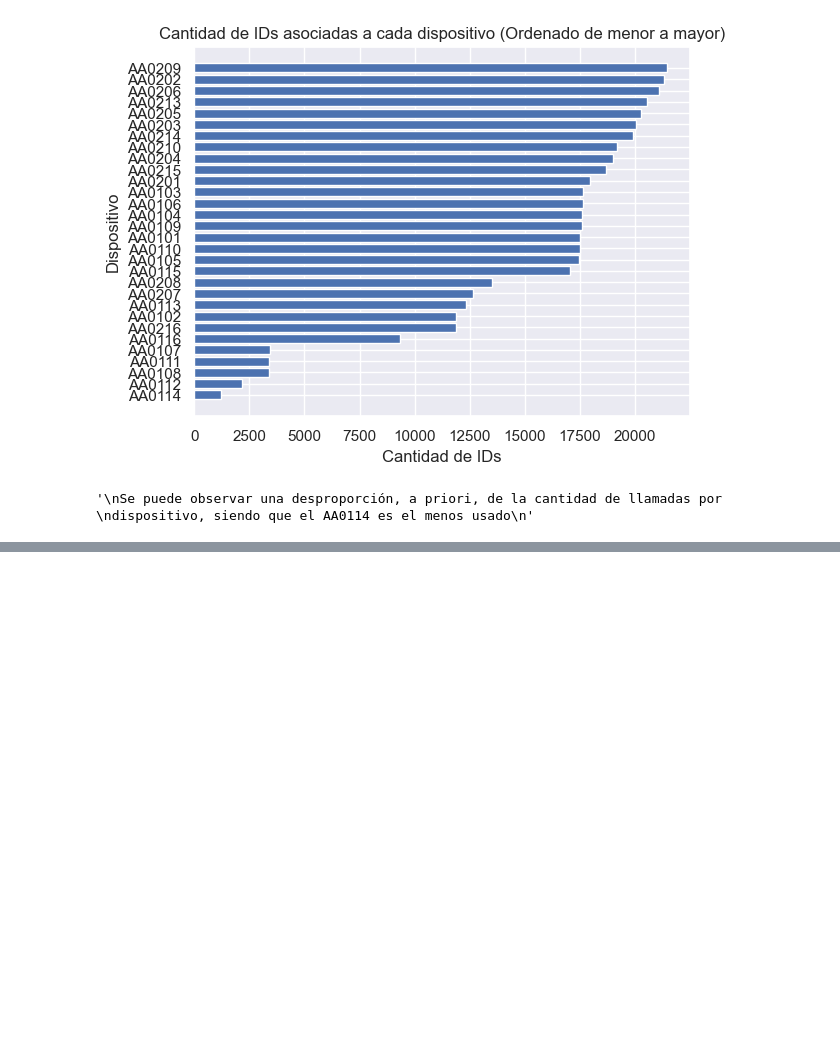
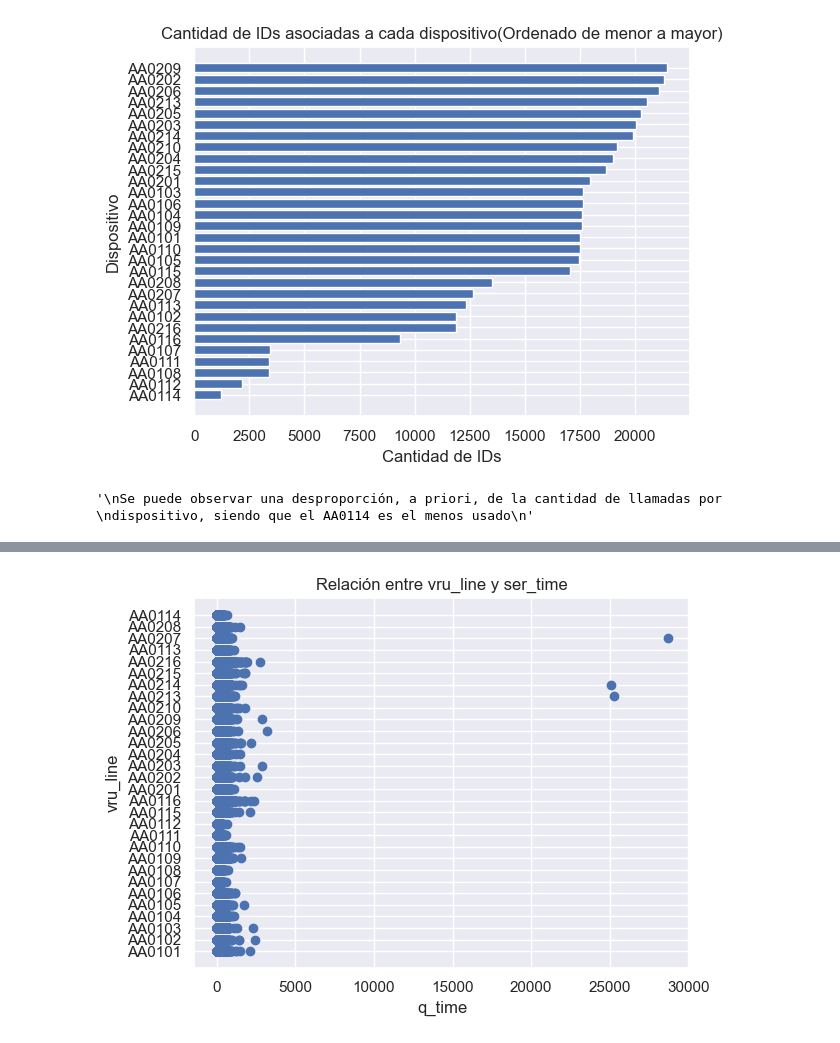
Before and after one commit to pablorobba/Proyecto_call_center, a Jupyter notebook: LimpiezaDatos.ipynb, the cells around one changed output, grey strips where cells are left out. Drawn from its saved outputs; the diff is of its cells as text; code cells hidden in the pictures; blank space fills up the shorter version.

```diff
--- a/LimpiezaDatos.ipynb
+++ b/LimpiezaDatos.ipynb
@@ -81,0 +74,8 @@ dispositivo, siendo que el AA0114 es el menos usado
+# %%
+plt.scatter(df["q_time"],df["vru_line"])
+plt.xlabel("q_time")
+plt.ylabel("vru_line")
+plt.title("Relación entre vru_line y ser_time")
+plt.show()
+# %% [output]
+[figure, added]
```
Also changed, not shown: parts of 21 cells of this notebook.
